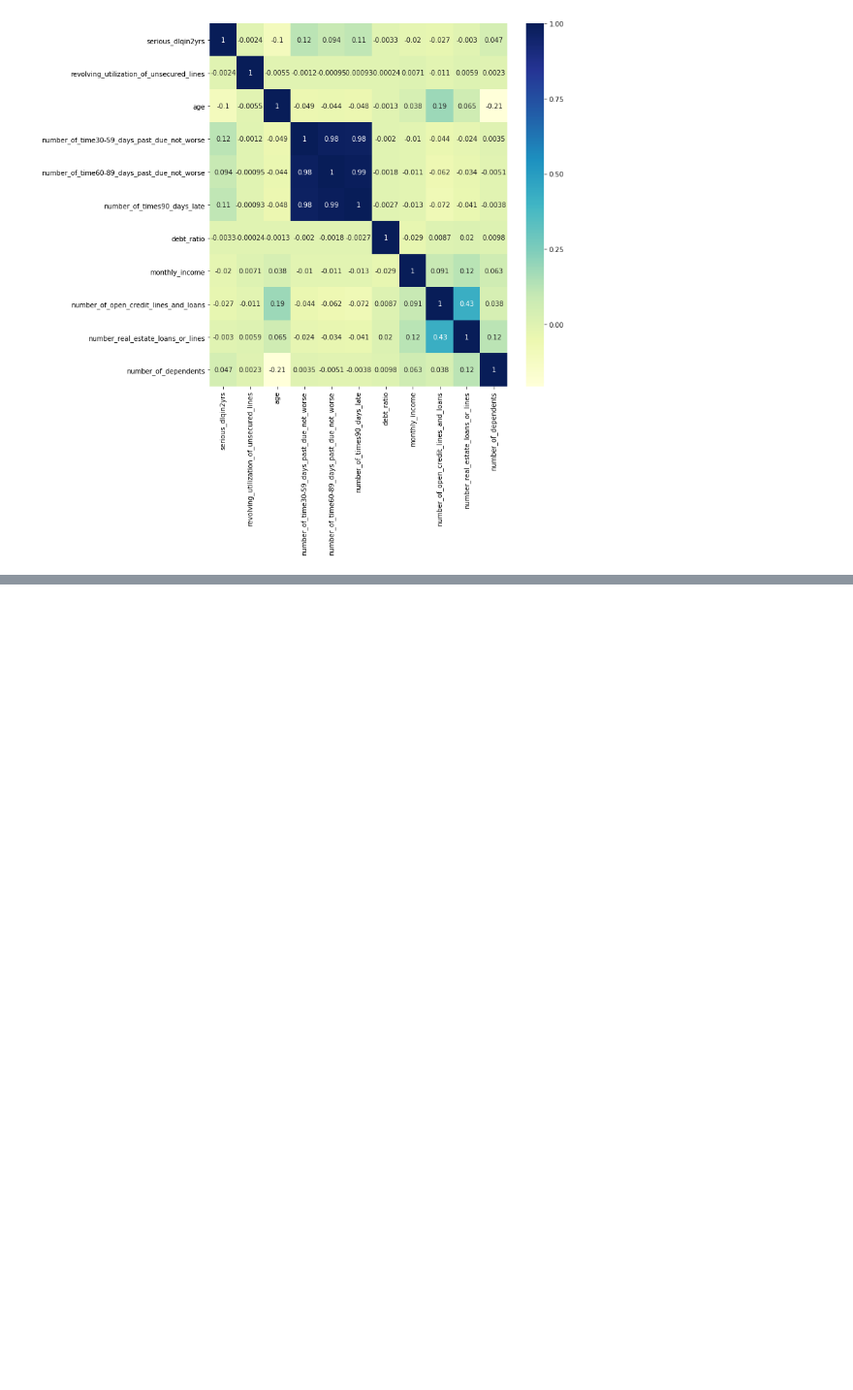
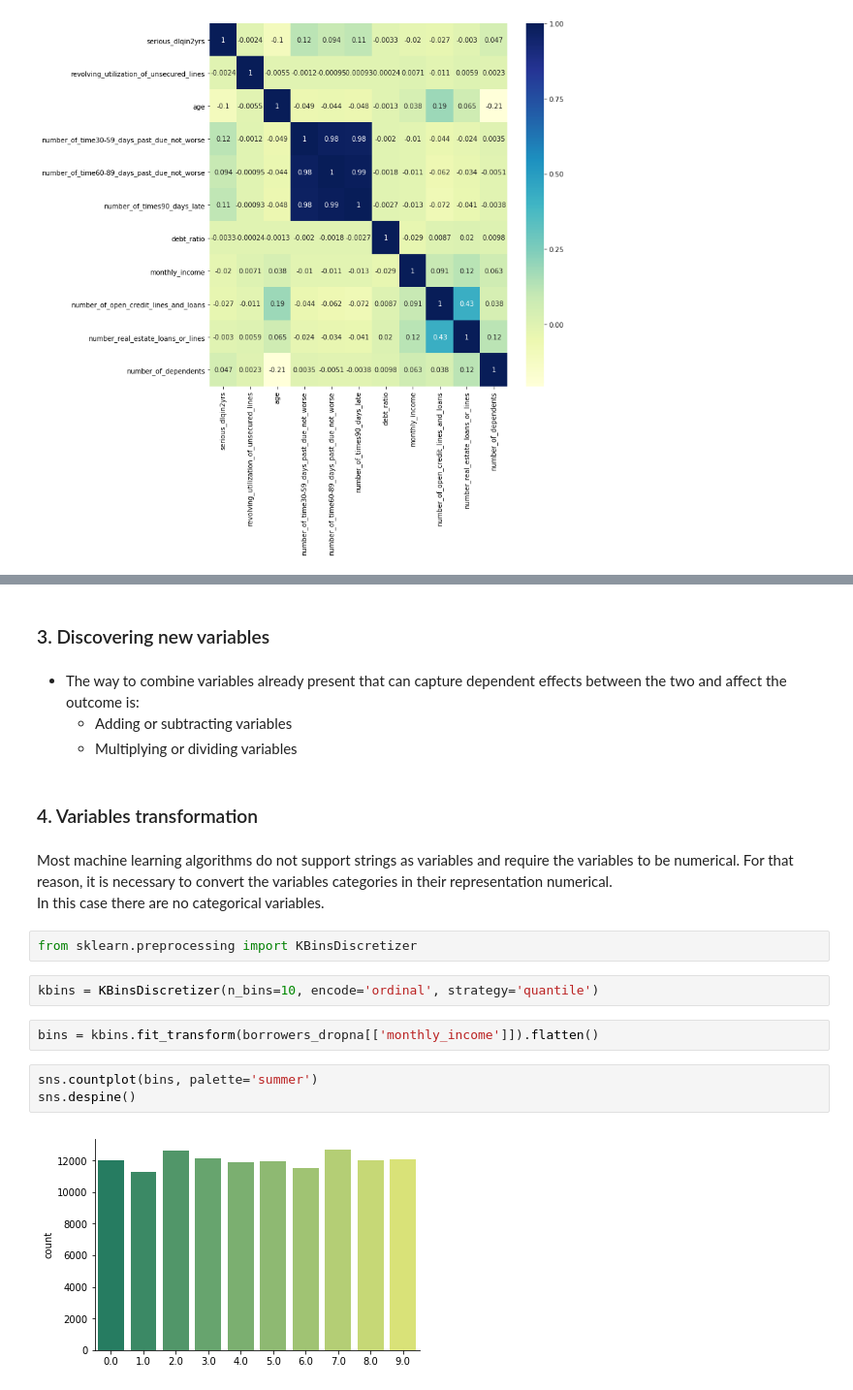
Before and after one commit to yaninaiberra/Fligoo_EDA, a Jupyter notebook: Fligoo_TechInterview_Credit.ipynb, the cells around one changed output, grey strips where cells are left out. Shown at 97% size. Cells and saved outputs as stored; diff of their text form; blank space fills up the shorter version.

```diff
--- a/Fligoo_TechInterview_Credit.ipynb
+++ b/Fligoo_TechInterview_Credit.ipynb
@@ -446,0 +502,22 @@ sns.heatmap(corr, cmap='YlGnBu', annot=True);
+# %% [markdown]
+### 3. Discovering new variables
+# %% [markdown]
+- The way to combine variables already present that can capture dependent effects between the two and affect the outcome is:
+    - Adding or subtracting variables
+    - Multiplying or dividing variables
+# %% [markdown]
+### 4. Variables transformation
+# %% [markdown]
+Most machine learning algorithms do not support strings as variables and require the variables to be numerical. For that reason, it is necessary to convert the variables categories in their representation numerical. <br>
+In this case there are no categorical variables.
+# %%
+from sklearn.preprocessing import KBinsDiscretizer
+# %%
+kbins = KBinsDiscretizer(n_bins=10, encode='ordinal', strategy='quantile')
+# %%
+bins = kbins.fit_transform(borrowers_dropna[['monthly_income']]).flatten()
+# %%
+sns.countplot(bins, palette='summer')
+sns.despine()
+# %% [output]
+[figure, added]
```
Also changed, not shown: parts of 22 cells of this notebook.
